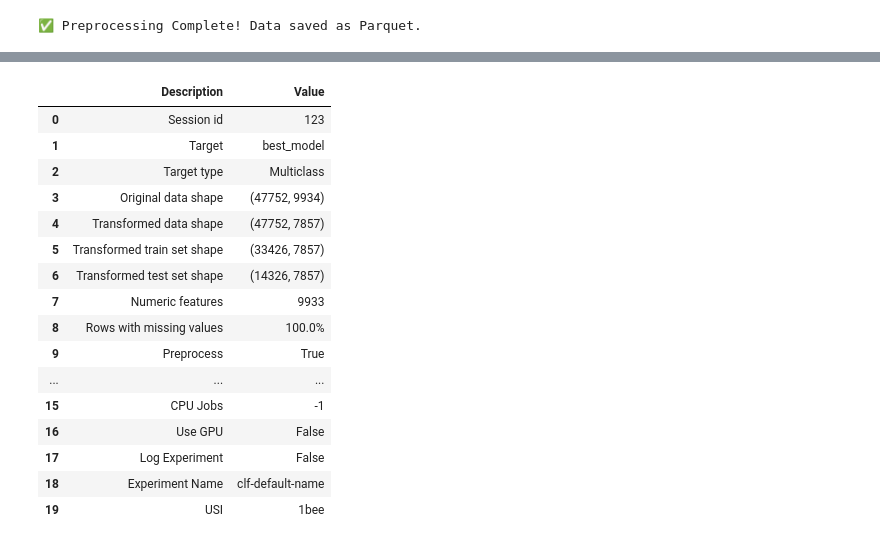
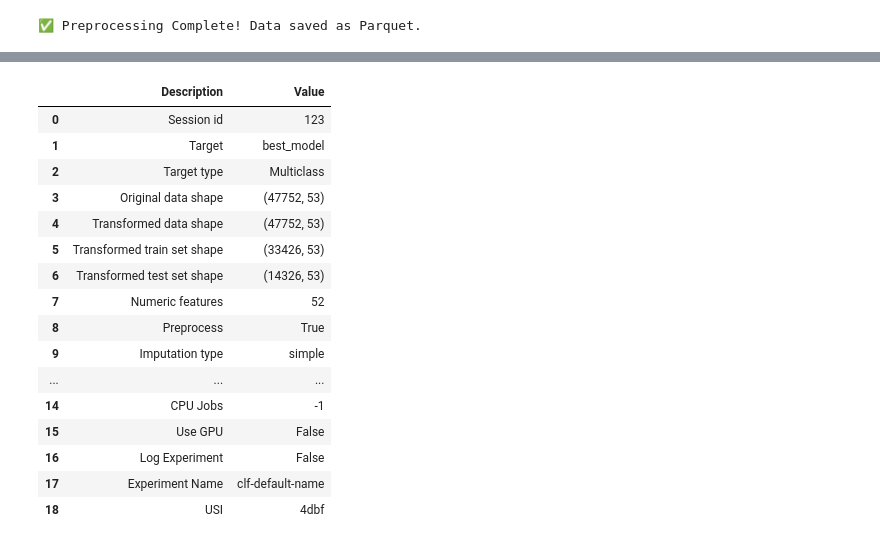
Before and after one commit to Jha-Pranav/ts, a Jupyter notebook: nbs/src/classification.mlclassifier.ipynb, the cells around one changed output, grey strips where cells are left out. Drawn from its saved outputs; the diff is of its cells as text; code cells hidden in the pictures.

```diff
--- a/nbs/src/classification.mlclassifier.ipynb
+++ b/nbs/src/classification.mlclassifier.ipynb
@@ -258,0 +113,8 @@ look-up table. The actual p-value is smaller than the p-value returned.
+# %%
+df = pd.read_parquet("data/extracted_features.parquet")
+df = df.replace([np.inf, -np.inf], np.nan).dropna(axis=1)
+# df.drop('wavelet_entropy',axis=1,inplace=True)
+# from sklearn.preprocessing import MinMaxScaler
+
+# scaler = MinMaxScaler()
+# df['no_of_datapoints'] = scaler.fit_transform(df['no_of_datapoints'].values.reshape(-1, 1))
@@ -259,22 +123,20 @@ look-up table. The actual p-value is smaller than the p-value returned.
 # %%
-from pycaret.classification import *
-
-s = setup(df, target="best_model", session_id=123)
+s = setup(df, target="best_model", session_id=123,use_g)
 # %% [output]
 |  | Description | Value |
 | 0 | Session id | 123 |
 | 1 | Target | best_model |
 | 2 | Target type | Multiclass |
-| 3 | Original data shape | (47752, 9934) |
-| 4 | Transformed data shape | (47752, 7857) |
-| 5 | Transformed train set shape | (33426, 7857) |
-| 6 | Transformed test set shape | (14326, 7857) |
-| 7 | Numeric features | 9933 |
-| 8 | Rows with missing values | 100.0% |
-| 9 | Preprocess | True |
+| 3 | Original data shape | (47752, 53) |
+| 4 | Transformed data shape | (47752, 53) |
+| 5 | Transformed train set shape | (33426, 53) |
+| 6 | Transformed test set shape | (14326, 53) |
+| 7 | Numeric features | 52 |
+| 8 | Preprocess | True |
+| 9 | Imputation type | simple |
 | ... | ... | ... |
-| 15 | CPU Jobs | -1 |
-| 16 | Use GPU | False |
-| 17 | Log Experiment | False |
-| 18 | Experiment Name | clf-default-name |
-| 19 | USI | 1bee |
+| 14 | CPU Jobs | -1 |
+| 15 | Use GPU | False |
+| 16 | Log Experiment | False |
+| 17 | Experiment Name | clf-default-name |
+| 18 | USI | 4dbf |
```
Also changed, not shown: parts of 13 cells of this notebook, 6 other files.
